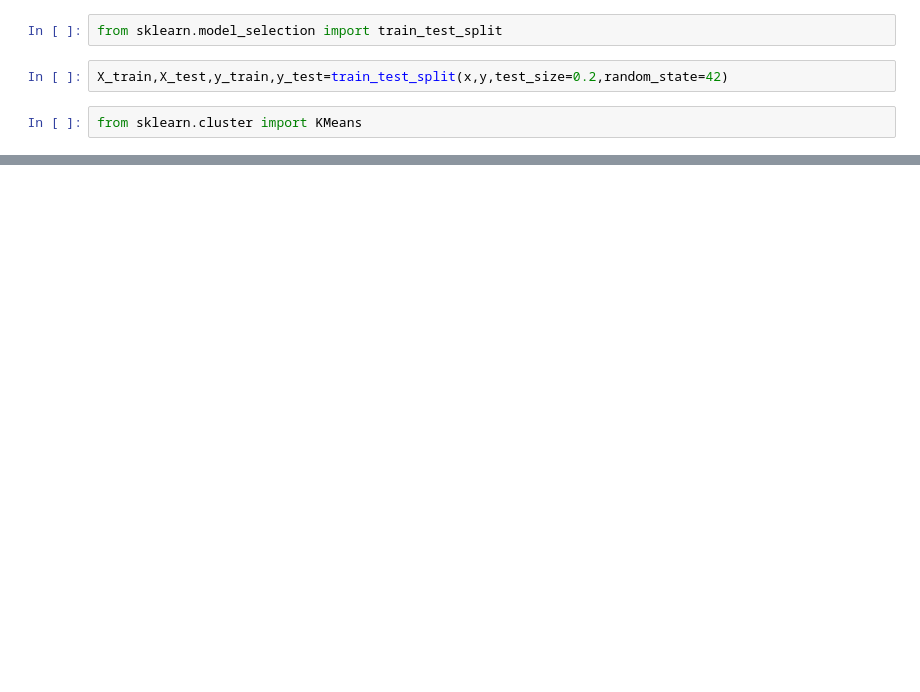
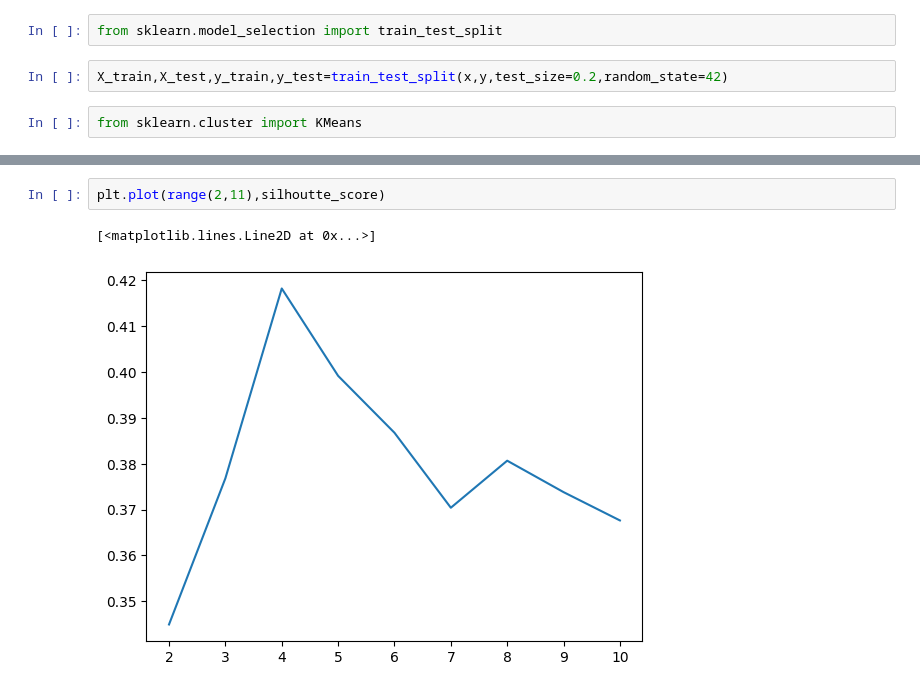
Before and after one commit to deepakalur4/ML-Clustering-algorithms-practical-implementation, a Jupyter notebook: ML_Clustering.ipynb, the cells around one changed output, grey strips where cells are left out. Drawn from its saved outputs; the diff is of its cells as text; blank space fills up the shorter version.

```diff
--- a/ML_Clustering.ipynb
+++ b/ML_Clustering.ipynb
@@ -85,0 +98,5 @@ plt.scatter(X_train[:,0],X_train[:,1],c=y_labels)
+# %%
+plt.plot(range(2,11),silhoutte_score)
+# %% [output]
+[<matplotlib.lines.Line2D at 0x...>]
+[figure, added]
```
Also changed, not shown: parts of 55 cells of this notebook.
